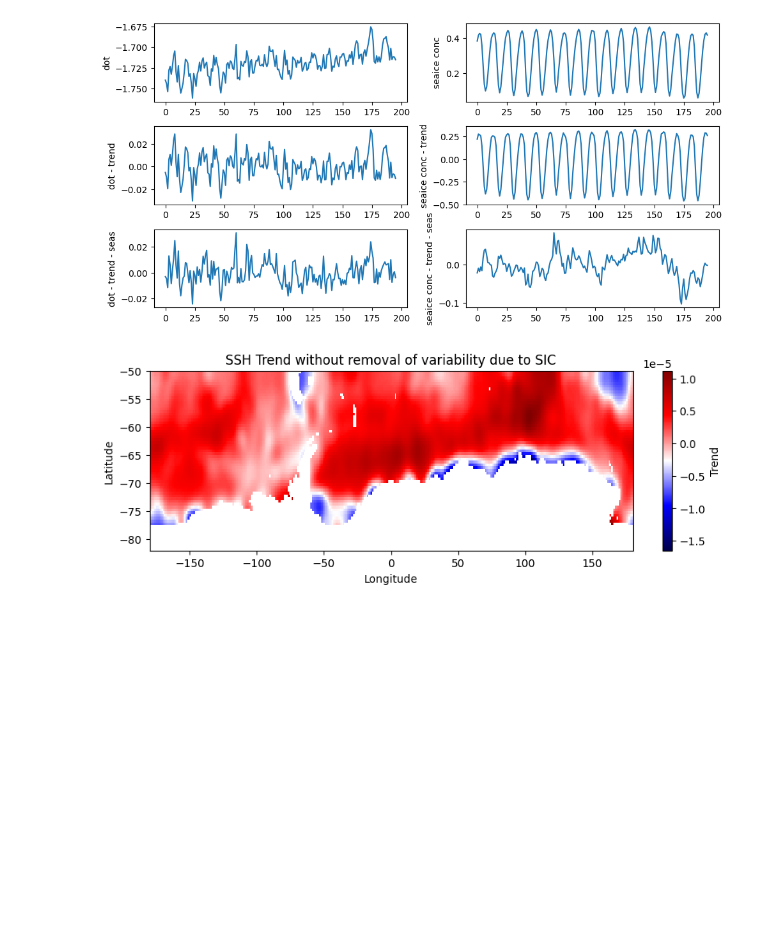
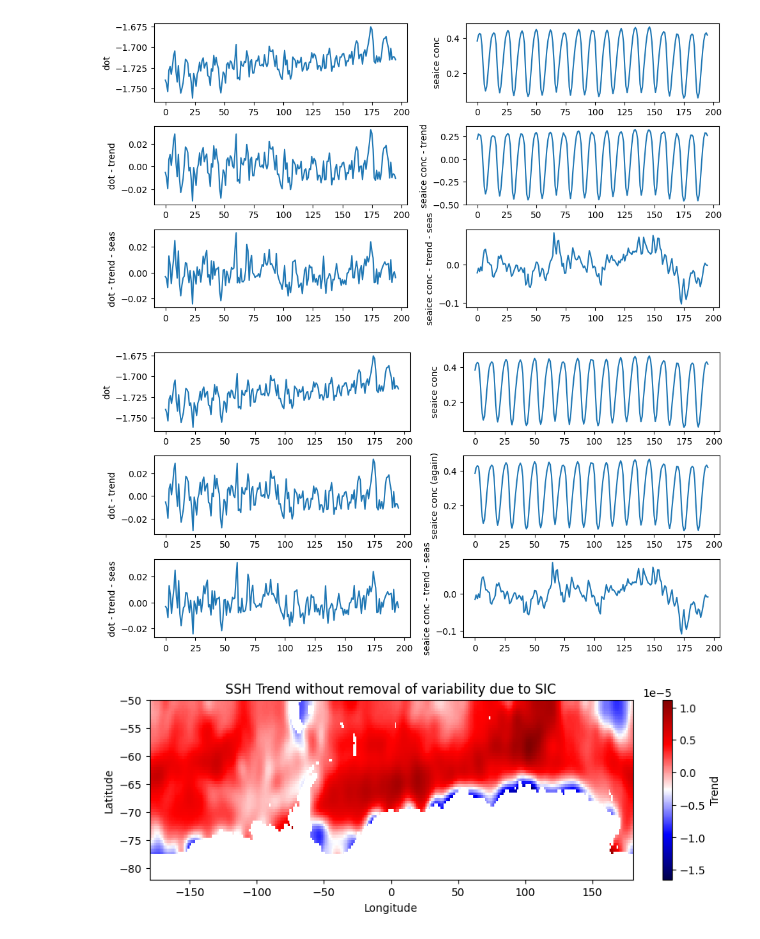
Before and after one commit to isabelle-white/SSH_wind_SI, a Jupyter notebook: mca_shared_izzy/mca_shared_si_conc_nsidc.ipynb, the cells around one changed output. Cells and saved outputs as stored; diff of their text form; code cells hidden in the pictures; blank space fills up the shorter version.

```diff
--- a/mca_shared_izzy/mca_shared_si_conc_nsidc.ipynb
+++ b/mca_shared_izzy/mca_shared_si_conc_nsidc.ipynb
@@ -712,6 +734,30 @@ plt.ylabel('seaice conc - trend - seas')
 plt.tight_layout()
 # %% [output]
 [figure]
+# %%
+fig = plt.figure(figsize=(10,5))
+plt.subplot(3,2,1)
+plt.plot(np.nanmean(dot, axis=(1,2)))
+plt.ylabel('dot')
+plt.subplot(3,2,2)
+plt.plot(np.nanmean(regridded_seaice_filtered, axis=(1,2)))
+plt.ylabel('seaice conc')
+plt.subplot(3,2,3)
+plt.plot(np.nanmean(dot_detrended, axis=(1,2)))
+plt.ylabel('dot - trend')
+plt.subplot(3,2,4)
+plt.plot(np.nanmean(regridded_seaice_filtered, axis=(1,2)))
+plt.ylabel('seaice conc (again)')
+plt.subplot(3,2,5)
+plt.plot(np.nanmean(dot_final, axis=(1,2)))
+plt.ylabel('dot - trend - seas')
+plt.subplot(3,2,6)
+plt.plot(np.nanmean(seaice_final_test, axis=(1,2)))
+plt.ylabel('seaice conc - trend - seas')
+
+plt.tight_layout()
+# %% [output]
+[figure, added]
 # %%
 # SSH trends without removing ocean variability due to sea ice concentration
 plt.figure(figsize=(10,3))
```
Also changed, not shown: parts of 19 cells of this notebook, 8 other files.
